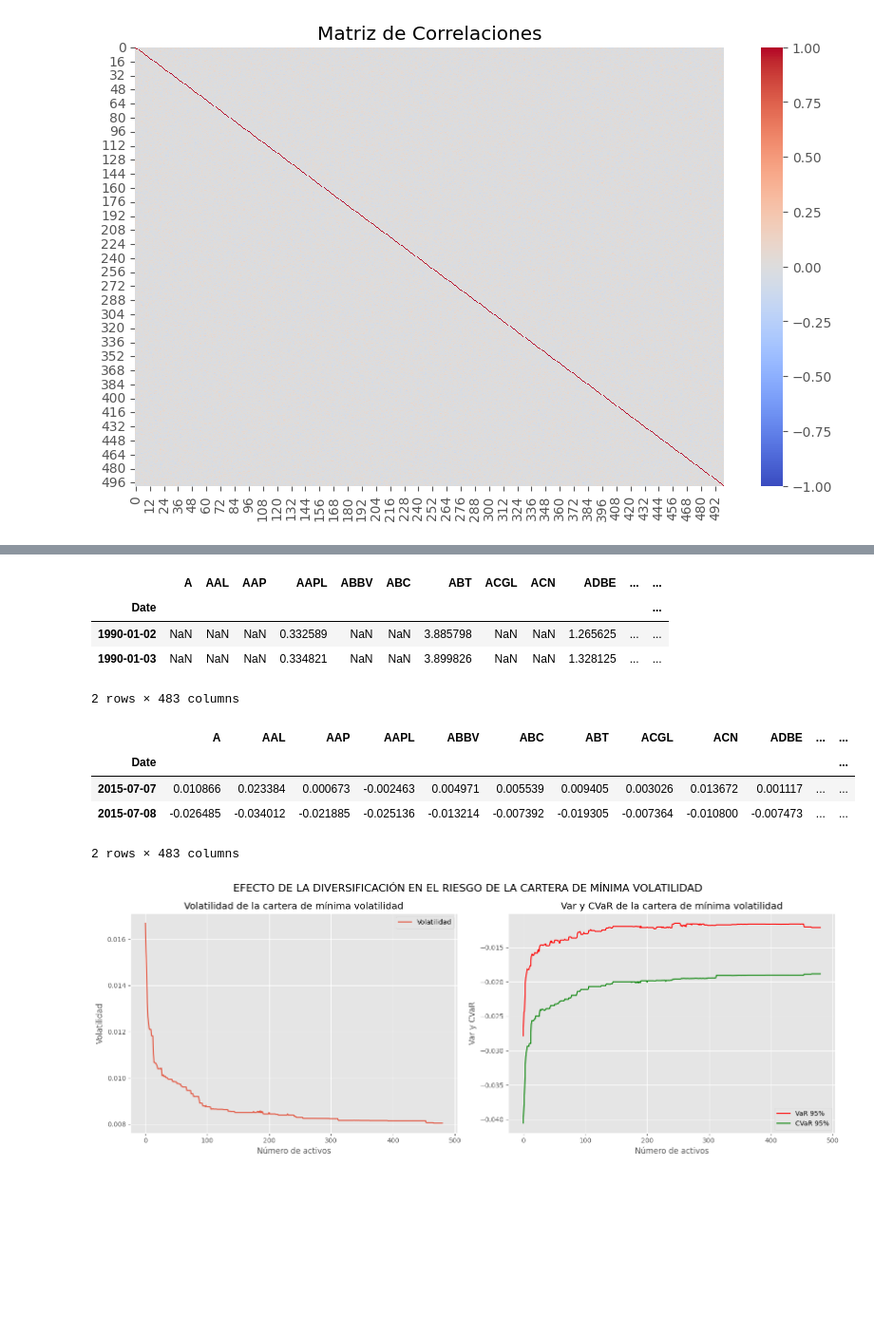
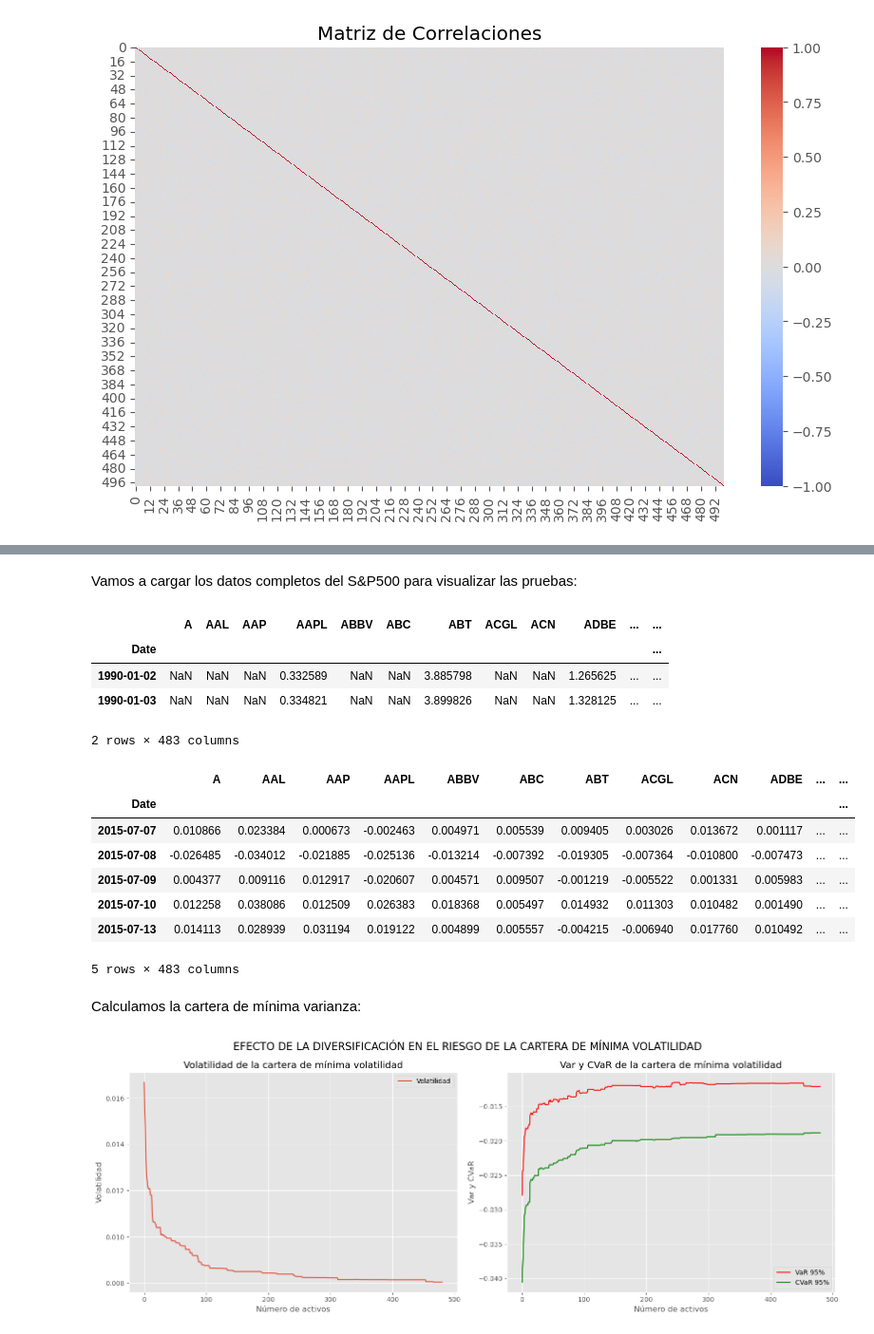
Before and after one commit to alfonso-santos/microcredencial-carteras-python-2023, a Jupyter notebook: Tema_2_Carteras_Intro/src/analisis-diversificacion.ipynb, the cells around one changed output, grey strips where cells are left out. Shown at 95% size. Cells and saved outputs as stored; diff of their text form; code cells hidden in the pictures; blank space fills up the shorter version.

```diff
--- a/Tema_2_Carteras_Intro/src/analisis-diversificacion.ipynb
+++ b/Tema_2_Carteras_Intro/src/analisis-diversificacion.ipynb
@@ -342,3 +358,5 @@ EL RIESGO SISTÉMICO ES EL RIESGO QUE AFECTA A TODOS LOS ACTIVOS DE UNA CARTERA.
+# %% [markdown]
+Vamos a cargar los datos completos del S&P500 para visualizar las pruebas:
 # %%
 sp_500_df = pd.read_excel('../data/SP500_comp_data.xlsx', index_col=0, parse_dates=True)
 
@@ -354,14 +372,19 @@ sp_500_df.head(2)
 # %%
 # Calcular los retornos logarítmicos usando diff()
 ret_sp500_df = np.log(sp_500_df).diff().dropna()
 
-ret_sp500_df.head(2)  # Mostrar las primeras filas de los retornos logarítmicos
+ret_sp500_df.head()  # Mostrar las primeras filas de los retornos logarítmicos
 # %% [output]
 |  | A | AAL | AAP | AAPL | ABBV | ABC | ABT | ACGL | ACN | ADBE | ... | ... |
 | Date |  |  |  |  |  |  |  |  |  |  |  | ... |
 | 2015-07-07 | 0.010866 | 0.023384 | 0.000673 | -0.002463 | 0.004971 | 0.005539 | 0.009405 | 0.003026 | 0.013672 | 0.001117 | ... | ... |
 | 2015-07-08 | -0.026485 | -0.034012 | -0.021885 | -0.025136 | -0.013214 | -0.007392 | -0.019305 | -0.007364 | -0.010800 | -0.007473 | ... | ... |
+| 2015-07-09 | 0.004377 | 0.009116 | 0.012917 | -0.020607 | 0.004571 | 0.009507 | -0.001219 | -0.005522 | 0.001331 | 0.005983 | ... | ... |
+| 2015-07-10 | 0.012258 | 0.038086 | 0.012509 | 0.026383 | 0.018368 | 0.005497 | 0.014932 | 0.011303 | 0.010482 | 0.001490 | ... | ... |
+| 2015-07-13 | 0.014113 | 0.028939 | 0.031194 | 0.019122 | 0.004899 | 0.005557 | -0.004215 | -0.006940 | 0.017760 | 0.010492 | ... | ... |
-2 rows × 483 columns
+5 rows × 483 columns
+# %% [markdown]
+Calculamos la cartera de mínima varianza:
 # %%
 var_sp500_min_lst = [] #lista de volatilidades mínimas
 pesos_sp500_lst = [] #lista de pesos de la cartera de mínima varianza
```
Also changed, not shown: parts of 37 cells of this notebook, 2 other files.
